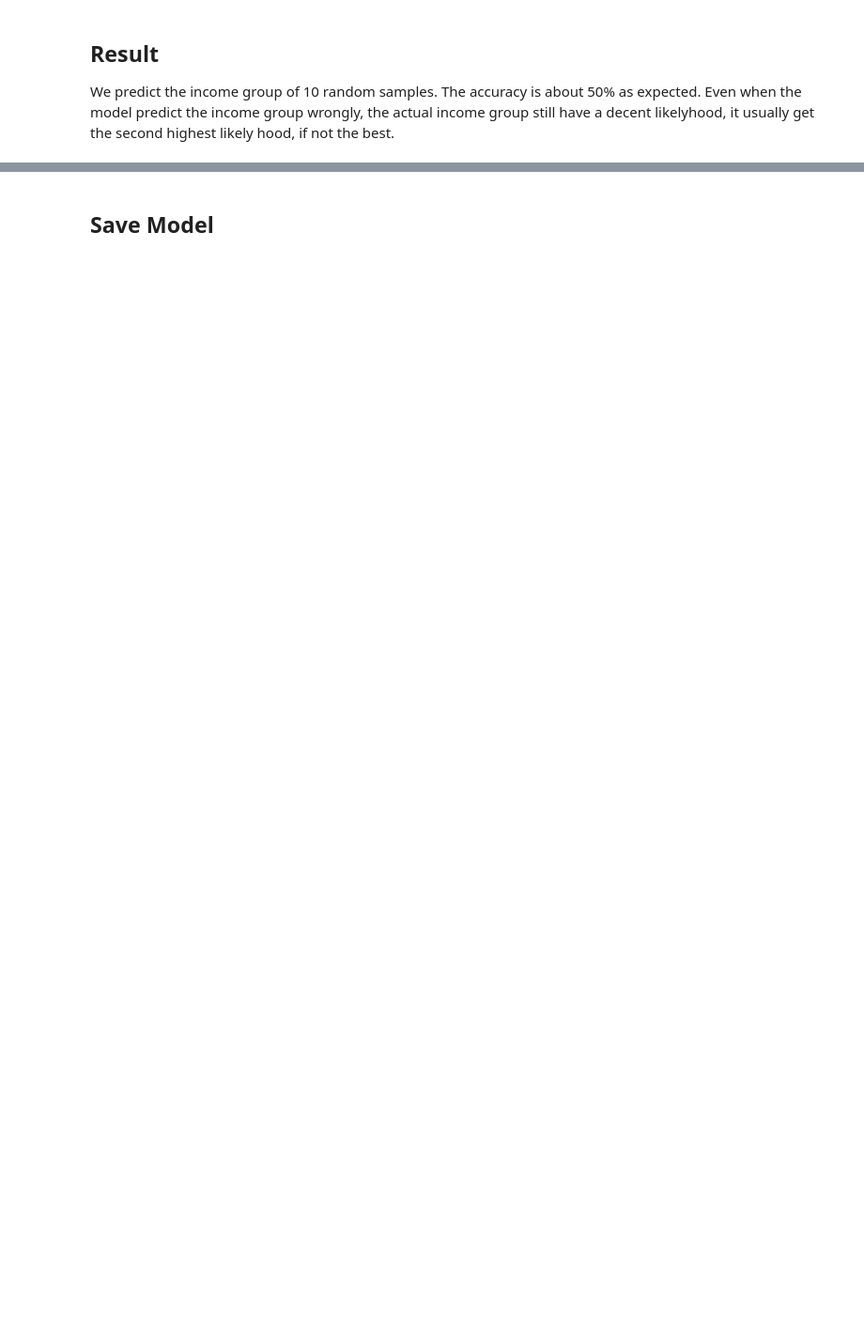
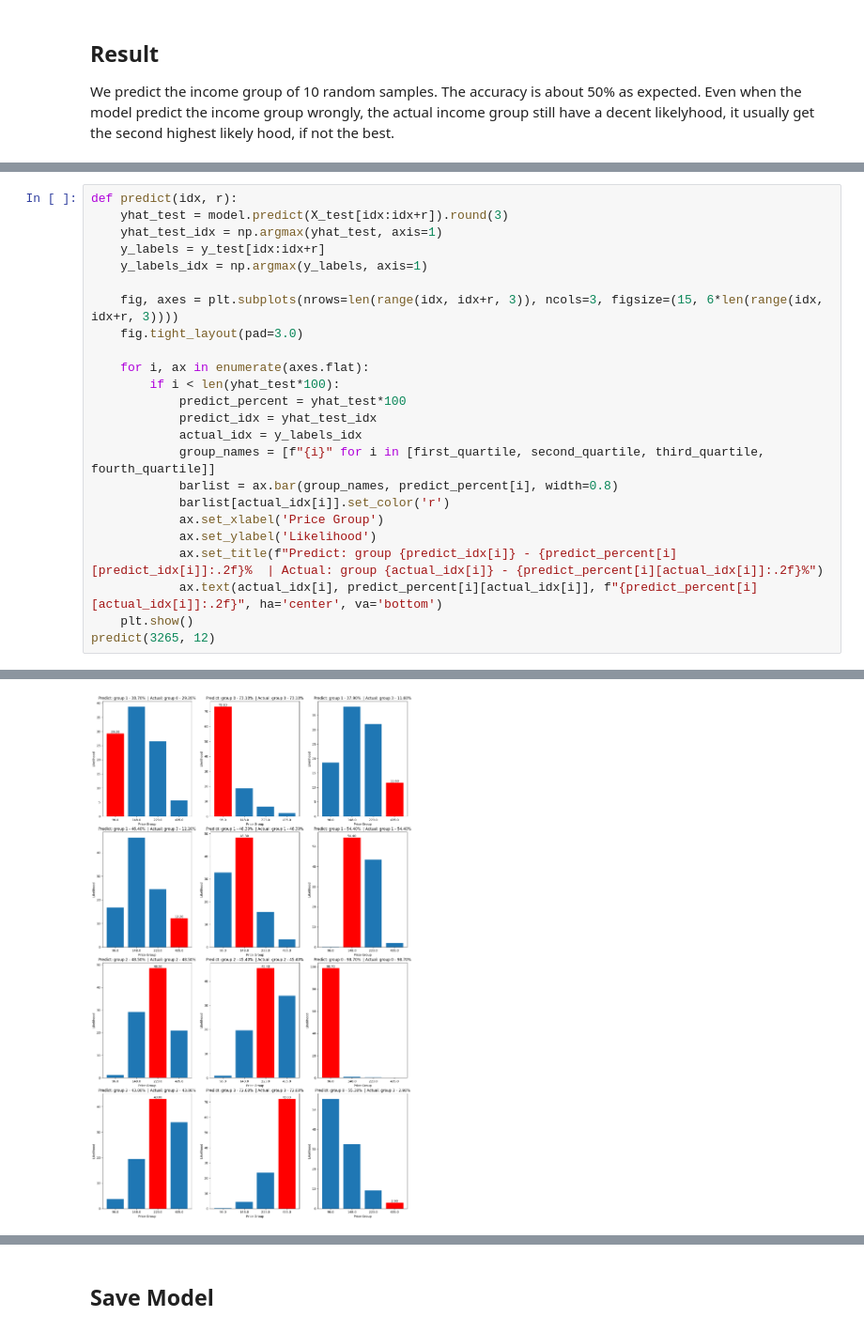
Before and after one commit to chengyuanmao819/CSE151A-GroupProject, a Jupyter notebook: classification_model.ipynb, the cells around one changed output, grey strips where cells are left out. Shown: that part at 94% size. Drawn from its saved outputs; the diff is of its cells as text; blank space fills up the shorter version.

```diff
--- a/classification_model.ipynb
+++ b/classification_model.ipynb
@@ -341,0 +331,25 @@ predict%: [71.5      13.799999 10.599999  4.2     ] = 0 | actual: 0 | %ofActual:
+# %%
+def predict(idx, r):
+    yhat_test = model.predict(X_test[idx:idx+r]).round(3)
+    yhat_test_idx = np.argmax(yhat_test, axis=1)
+    y_labels = y_test[idx:idx+r]
+    y_labels_idx = np.argmax(y_labels, axis=1)
+
+    fig, axes = plt.subplots(nrows=len(range(idx, idx+r, 3)), ncols=3, figsize=(15, 6*len(range(idx, idx+r, 3))))
+    fig.tight_layout(pad=3.0)
+
+    for i, ax in enumerate(axes.flat):
+        if i < len(yhat_test*100):
+            predict_percent = yhat_test*100
+            predict_idx = yhat_test_idx
+            actual_idx = y_labels_idx
+            group_names = [f"{i}" for i in [first_quartile, second_quartile, third_quartile, fourth_quartile]]
+            barlist = ax.bar(group_names, predict_percent[i], width=0.8)
+            barlist[actual_idx[i]].set_color('r')
+            ax.set_xlabel('Price Group')
+            ax.set_ylabel('Likelihood')
+            ax.set_title(f"Predict: group {predict_idx[i]} - {predict_percent[i][predict_idx[i]]:.2f}%  | Actual: group {actual_idx[i]} - {predict_percent[i][actual_idx[i]]:.2f}%")
+            ax.text(actual_idx[i], predict_percent[i][actual_idx[i]], f"{predict_percent[i][actual_idx[i]]:.2f}", ha='center', va='bottom')
+    plt.show()
+predict(3265, 12)
+# %% [output]
@@ -342,3 +357,4 @@ predict%: [71.5      13.799999 10.599999  4.2     ] = 0 | actual: 0 | %ofActual:
+[figure, added]
 # %%
 cm = confusion_matrix(y_labels_idx, yhat_test_idx)
 sns.heatmap(cm, annot=True, fmt='d')
```
Also changed, not shown: parts of 40 cells of this notebook, 4 other files.
